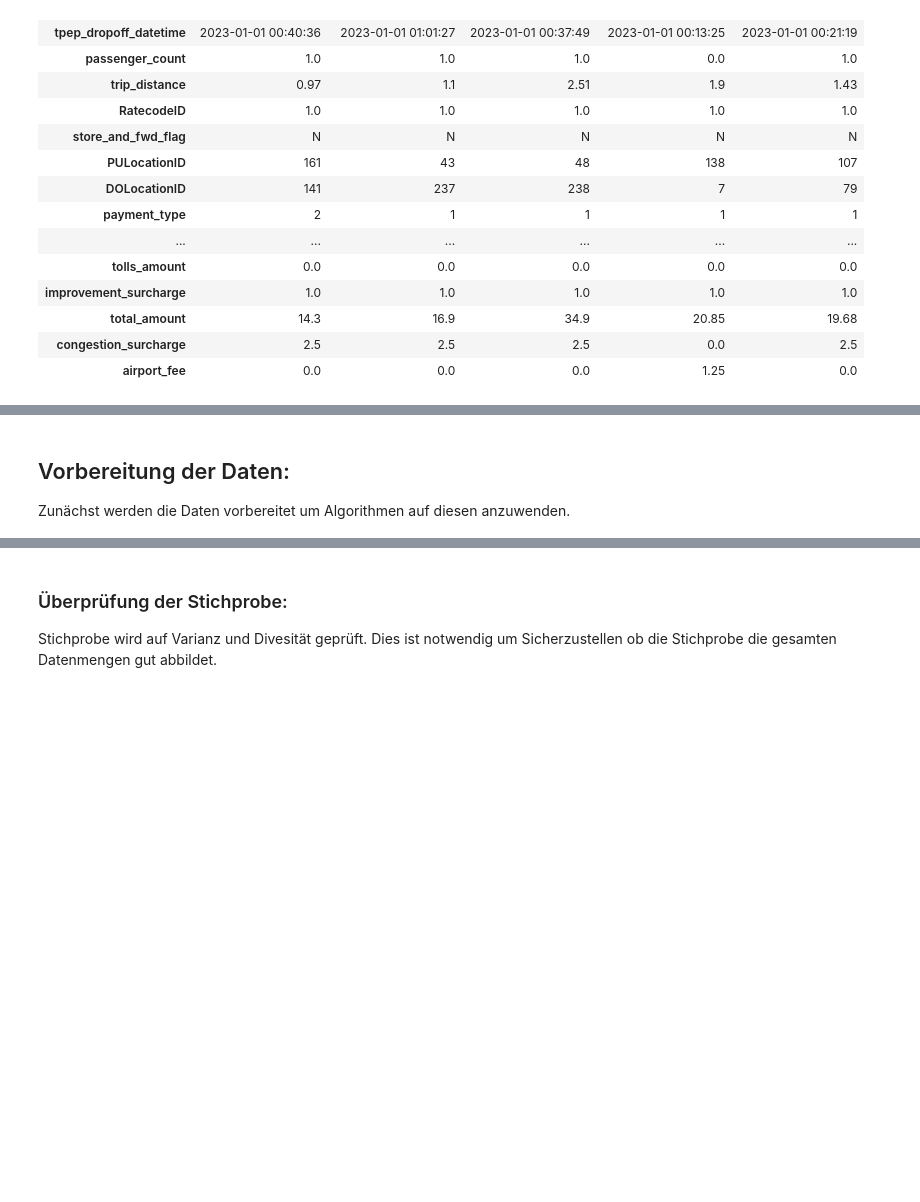
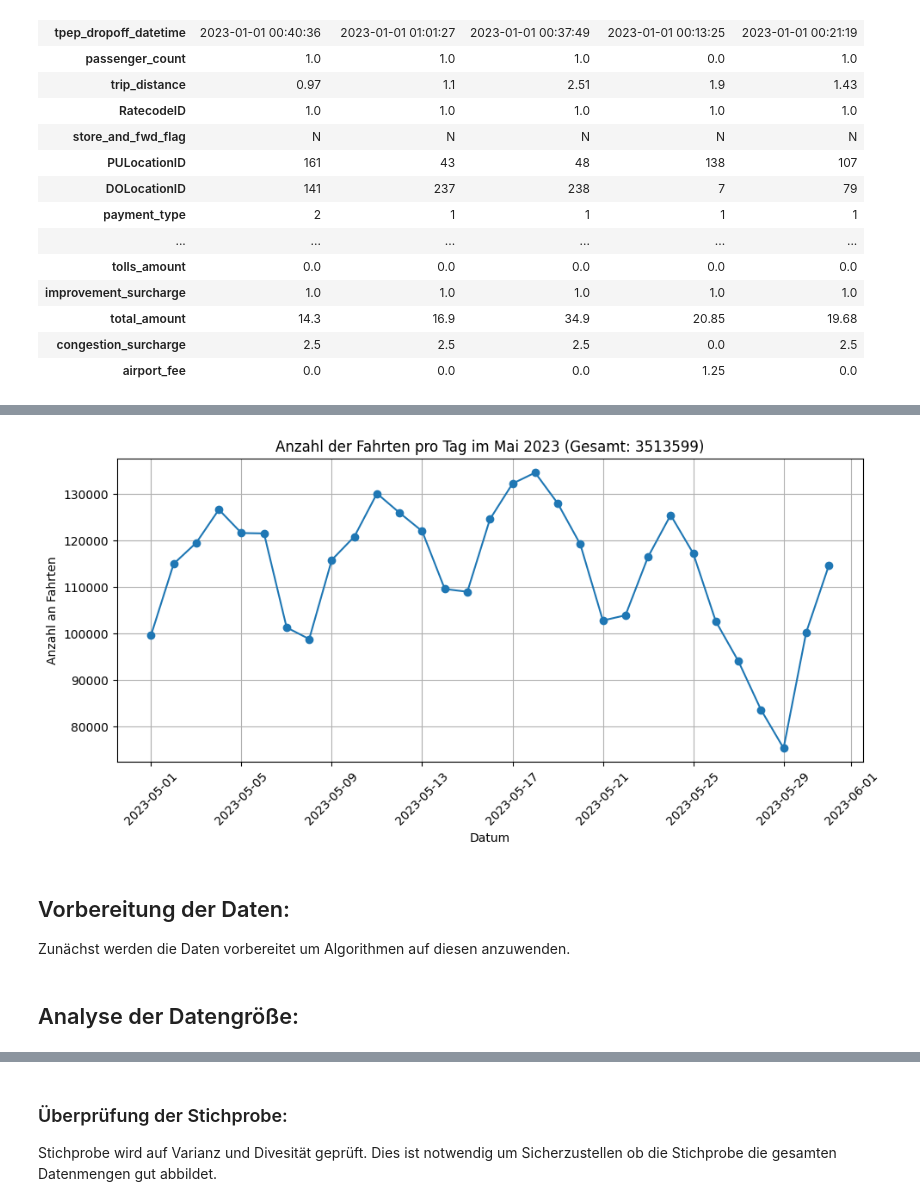
Before and after one commit to WillMarc/Studienarbeit-Predictive-Analytics, a Jupyter notebook: Main.ipynb, the cells around one changed output, grey strips where cells are left out. Drawn from its saved outputs; the diff is of its cells as text; code cells hidden in the pictures; blank space fills up the shorter version.

Commit message:
First Step for data preperation

```diff
--- a/Main.ipynb
+++ b/Main.ipynb
@@ -82,3 +77,54 @@ display(df_head)
+# %%
+import pandas as pd
+from matplotlib import pyplot as plt
+from datetime import timedelta, date
+import calendar
+
+def counts_day_trips_for_month(data, year, month):
+    start_date = date(year, month, 1)
+    end_date = date(year, month, calendar.monthrange(year, month)[1])
+
+    # Konvertierung der Datumsspalte
+    data['tpep_pickup_datetime'] = data['tpep_pickup_datetime'].dt.date
+
+    # Initialisierung der Liste für die Ergebnisse
+    count_list = []
+
+    # Durchlauf der Daten und Aufteilung in Tagen
+    for current_date in pd.date_range(start_date, end_date):
+        count = (data['tpep_pickup_datetime'] == current_date.date()).sum()
+        count_list.append((current_date.date(), count))
+
+    return count_list
+
+# Auswahl Monat, Jahr, Pfad
+month = 5
+year = 2023
+path = 'C:\\Users\\Marc Willberg\\Studienarbeit_Predictive_Analytics\\Data_Taxi_Trip_NY\\2023\\yellow_tripdata_2023-05.parquet'
+
+# Daten laden des Monats
+data = pd.read_parquet(path)
+
+# Laden der Fahrten je Tage
+list_day_trips = counts_day_trips_for_month(data, year, month)
+
+# Gesamtanzahl der Fahrten
+total_trips = sum(item[1] for item in list_day_trips)
+
+# Chart
+x_data = [item[0] for item in list_day_trips]
+y_data = [item[1] for item in list_day_trips]
+plt.figure(figsize=(10, 5))
+plt.plot(x_data, y_data, marker='o', linestyle='-')
+plt.title(f'Anzahl der Fahrten pro Tag im Mai 2023 (Gesamt: {total_trips})')
+plt.xlabel('Datum')
+plt.ylabel('Anzahl an Fahrten')
+plt.grid(True)
+plt.xticks(rotation=45)
+plt.tight_layout()
+plt.show()
+# %% [output]
+[figure, added]
 # %% [markdown]
 <h2>Vorbereitung der Daten:</h2>
 Zunächst werden die Daten vorbereitet um Algorithmen auf diesen anzuwenden.
@@ -97,0 +150,2 @@ class TaxiTripFeatures:
+# %% [markdown]
+<h2>Analyse der Datengröße:</h2>
```
Also changed, not shown: parts of 19 cells of this notebook.
